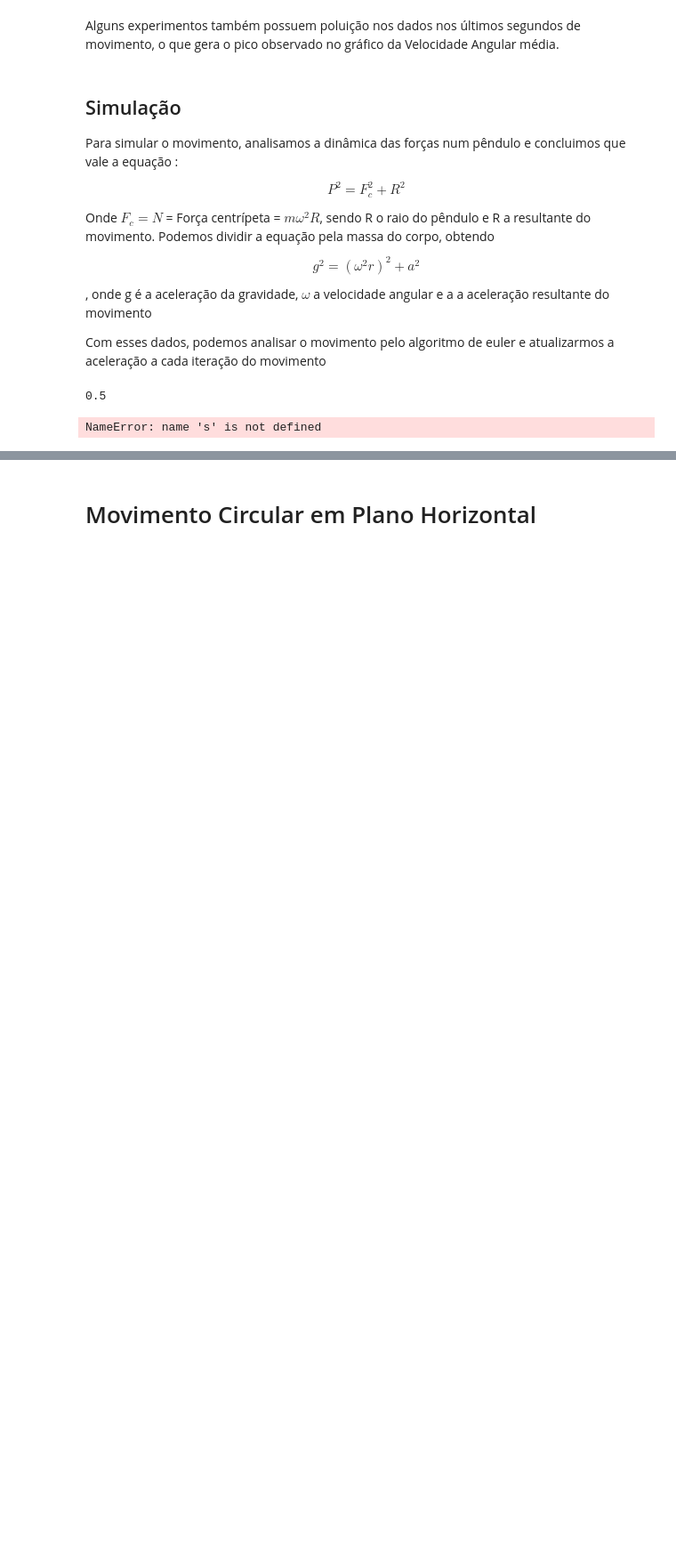
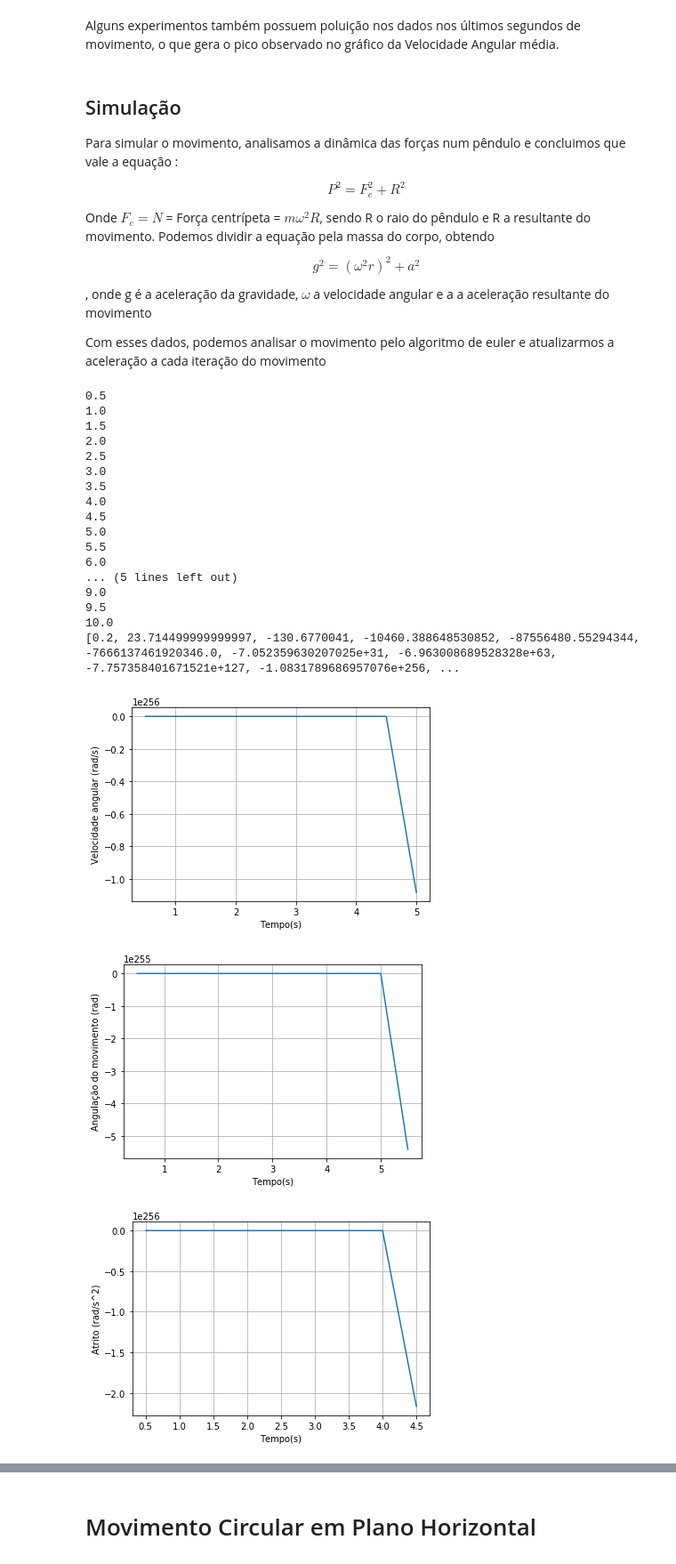
Before and after one commit to caiotda/MAC209, a Jupyter notebook: EP2/ep02.ipynb, the cells around one changed output, grey strips where cells are left out. Shown: that part at 89% size. Drawn from its saved outputs; the diff is of its cells as text; code cells hidden in the pictures; blank space fills up the shorter version.

Commit message:
Add Angular velocity and acceleration graphs

```diff
--- a/EP2/ep02.ipynb
+++ b/EP2/ep02.ipynb
@@ -173,36 +173,53 @@ thetav = []
 wv = []
 tval = []
 
 while(S[2] < tf):
     S = nextState(S, a, dt)
     print(S[2])
-    a = a + (g**2 - (s[1]**2)*r)*S[2]
+    a = a + (g**2 - (S[1]**2)*r)*S[2]
     av.append(a)
     thetav.append(S[0])
     wv.append(S[1])
     tval.append(S[2])
 
-print(wv)
 plt.plot(tval, wv)
 plt.xlabel("Tempo(s)")
 plt.ylabel("Velocidade angular (rad/s)")
 plt.grid(True)
 plt.show()
 
 plt.plot(tval, thetav)
 plt.xlabel("Tempo(s)")
 plt.ylabel("Angulação do movimento (rad)")
 plt.grid(True)
 plt.show()
 
 plt.plot(tval, av)
 plt.xlabel("Tempo(s)")
 plt.ylabel("Atrito (rad/s^2)")
 plt.grid(True)
 plt.show()
 # %% [output]
 0.5
+1.0
+1.5
+2.0
+2.5
+3.0
+3.5
+4.0
+4.5
+5.0
+5.5
+6.0
+... (5 lines left out)
+9.0
+9.5
+10.0
+[0.2, 23.714499999999997, -130.6770041, -10460.388648530852, -87556480.55294344, -7666137461920346.0, -7.052359630207025e+31, -6.963008689528328e+63, -7.757358401671521e+127, -1.0831789686957076e+256, ...
-NameError: name 's' is not defined
+[figure, added]
+[figure, added]
+[figure, added]
 # %%
 # Código SRG
 def nextS(s,r,dt):
```
Also changed, not shown: parts of 1 cell of this notebook.
